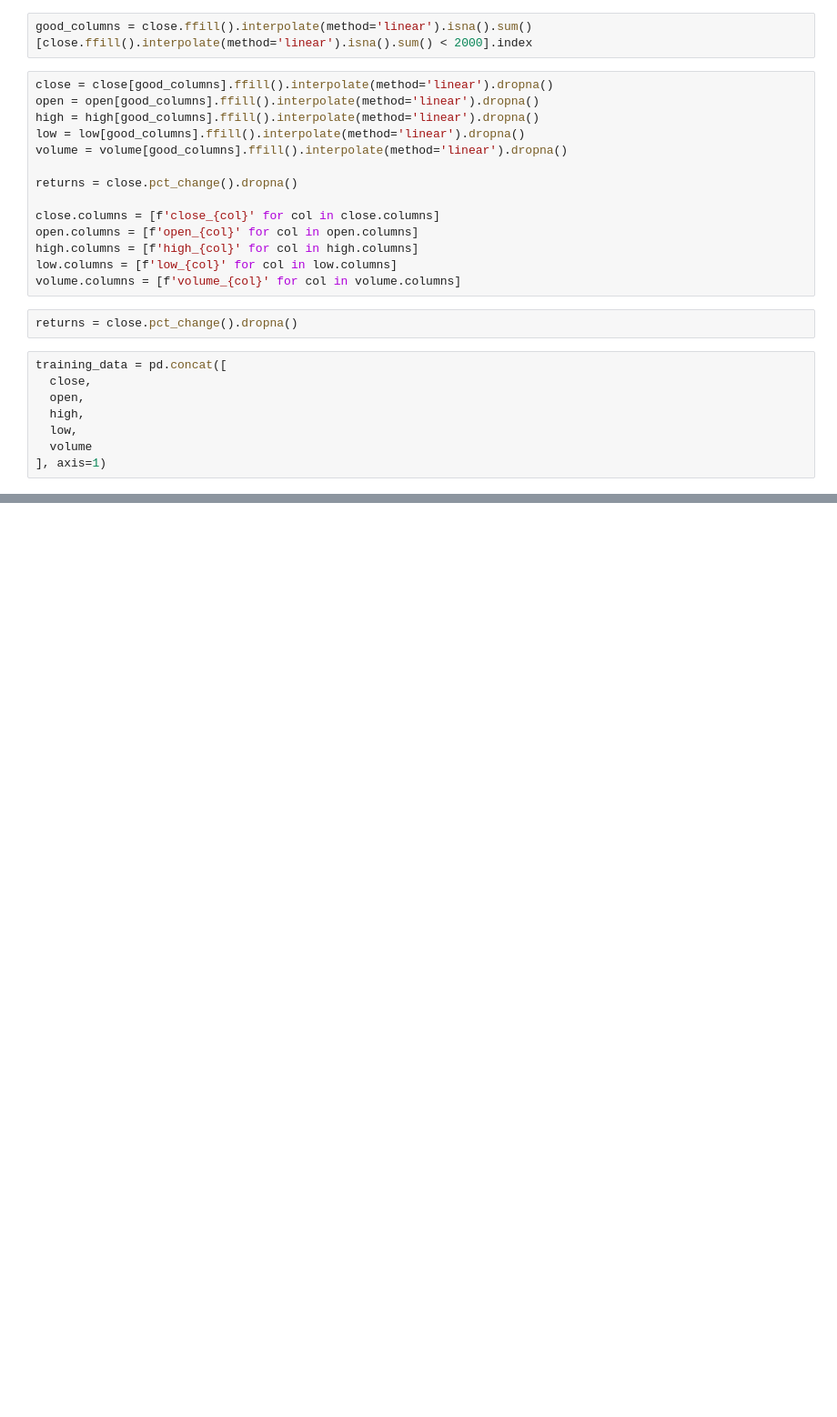
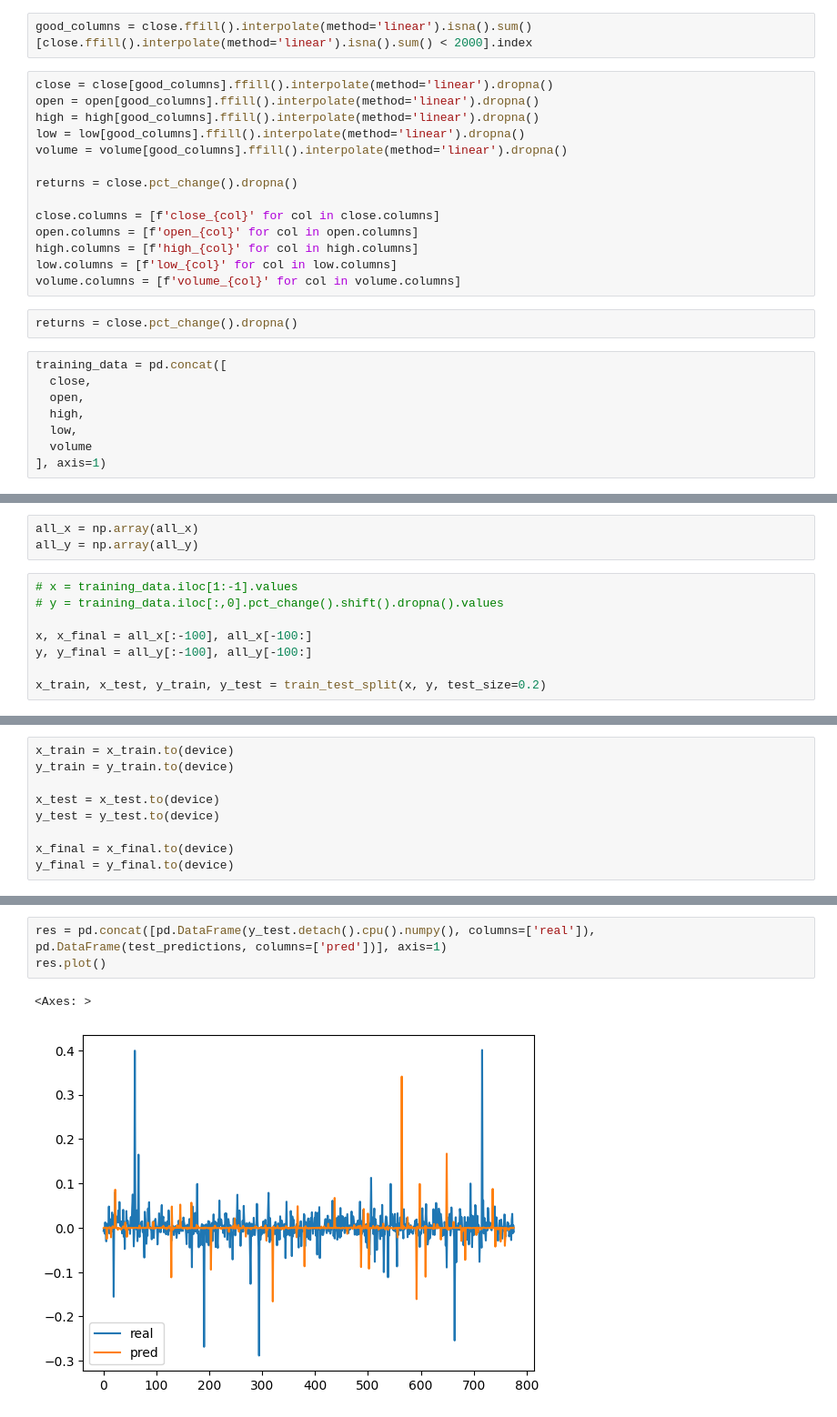
Before and after one commit to seri4ka/diploma, a Jupyter notebook: diploma.ipynb, the cells around one changed output, grey strips where cells are left out. Shown at 91% size. Saved outputs shown, nothing was run; the diff lists cells and outputs as text; blank space fills up the shorter version.

```diff
--- a/diploma.ipynb
+++ b/diploma.ipynb
@@ -372,0 +136,11 @@ training_data
+# %%
+all_x = np.array(all_x)
+all_y = np.array(all_y)
+# %%
+# x = training_data.iloc[1:-1].values
+# y = training_data.iloc[:,0].pct_change().shift().dropna().values
+
+x, x_final = all_x[:-100], all_x[-100:]
+y, y_final = all_y[:-100], all_y[-100:]
+
+x_train, x_test, y_train, y_test = train_test_split(x, y, test_size=0.2)
@@ -372,0 +176,9 @@ training_data
+# %%
+x_train = x_train.to(device)
+y_train = y_train.to(device)
+
+x_test = x_test.to(device)
+y_test = y_test.to(device)
+
+x_final = x_final.to(device)
+y_final = y_final.to(device)
@@ -372,0 +319,6 @@ training_data
+# %%
+res = pd.concat([pd.DataFrame(y_test.detach().cpu().numpy(), columns=['real']), pd.DataFrame(test_predictions, columns=['pred'])], axis=1)
+res.plot()
+# %% [output]
+<Axes: >
+[figure, added]
```
Also changed, not shown: parts of 37 cells of this notebook.
